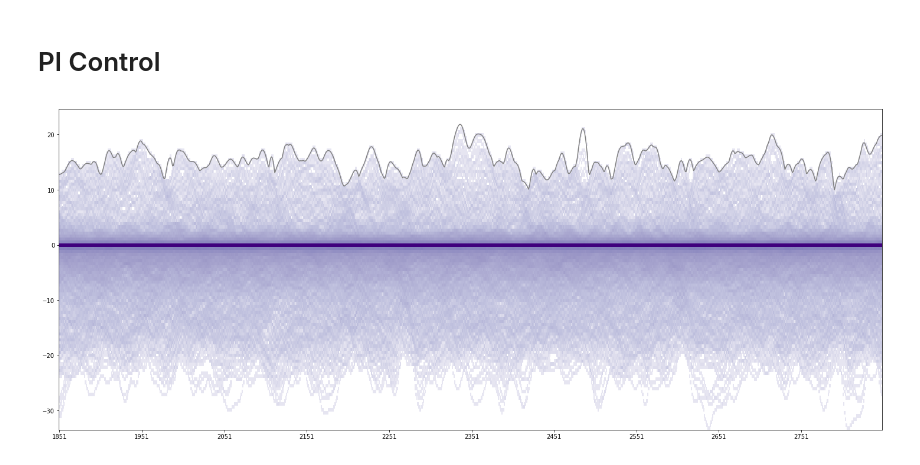
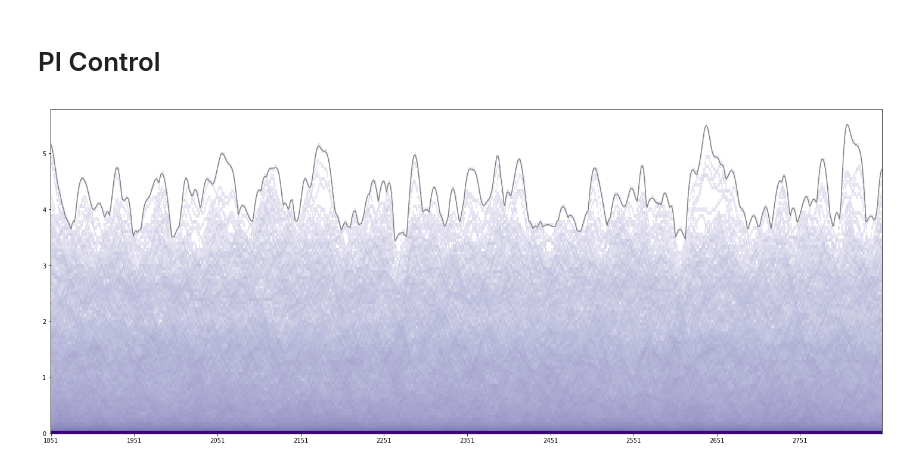
Before and after one commit to abrupt-climate/notebooks, a Jupyter notebook: Sea Ice.ipynb, the cells around one changed output. Cells and saved outputs as stored; diff of their text form; code cells hidden in the pictures.

```diff
--- a/Sea Ice.ipynb
+++ b/Sea Ice.ipynb
@@ -157,7 +159,7 @@ sb = yearly_box.sobel_filter(smooth_data, weight=sobel_weights)
 # %% [markdown]
 ### Determine proper hysteresis settings
 # %%
-signal = (sb[0] / sb[3]).filled(0.0)
+signal = (1.0 / sb[3]).filled(0.0)
 
 # flatten sobel signal
 n_years = yearly_box.shape[0]
@@ -211,27 +213,28 @@ plt.show()
 # %%
 sbc = control_box.sobel_filter(smooth_control_data, weight=sobel_weights)
 # %%
-signal = (sbc[2]/sbc[3]).filled(0.0)
+signal = (1.0 / sbc[3]).filled(0.0)
+# (np.sqrt(sbc[1]**2 + sbc[2]**2)/sbc[3]).filled(0.0)
 
 # flatten sobel signal
 n_years = control_box.shape[0]
 signal_flat = signal.reshape([n_years, -1])
 
 # create bins for histograms
 n_bins = 100
 bins = np.linspace(signal.min(), signal.max(), n_bins+1)
 
 # generate histogram for each time step
 hist = np.zeros(shape=(n_years, n_bins))
 for t in range(n_years):
     h, _ = np.histogram(signal_flat[t], bins=bins)
     hist[t, :] = h
 
 # plot
 plt.pcolormesh(control_box.dates, bins[:-1], hist.T,
                norm=colors.LogNorm(vmin=0.1, vmax=hist.max()),
                cmap='Purples')
 plt.plot(control_box.dates, signal_flat.max(axis=1), '-', c='gray')
 plt.show()
 # %% [output]
-[figure, old version]
+[figure, new version]
```
Also changed, not shown: parts of 7 cells of this notebook, 1 other file.
